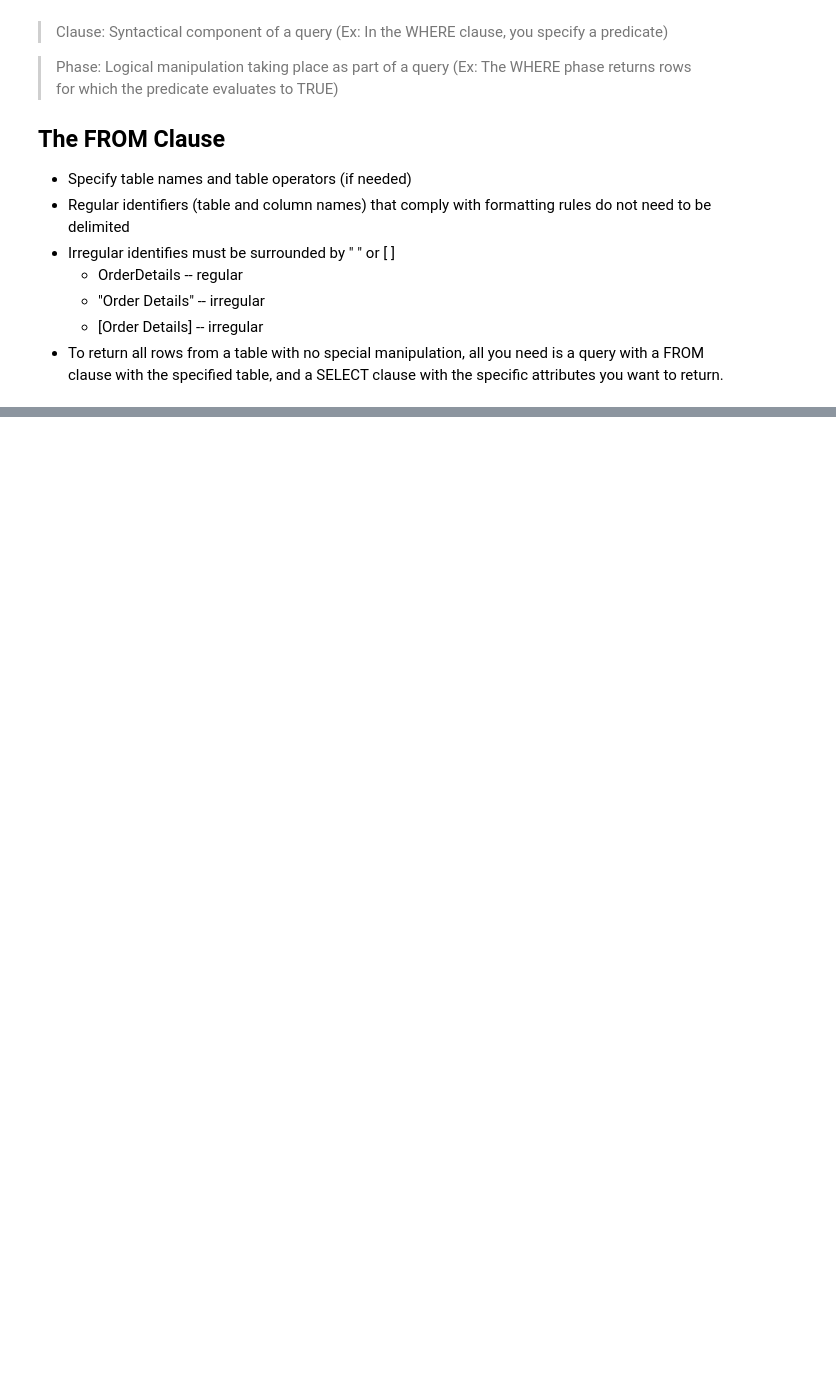
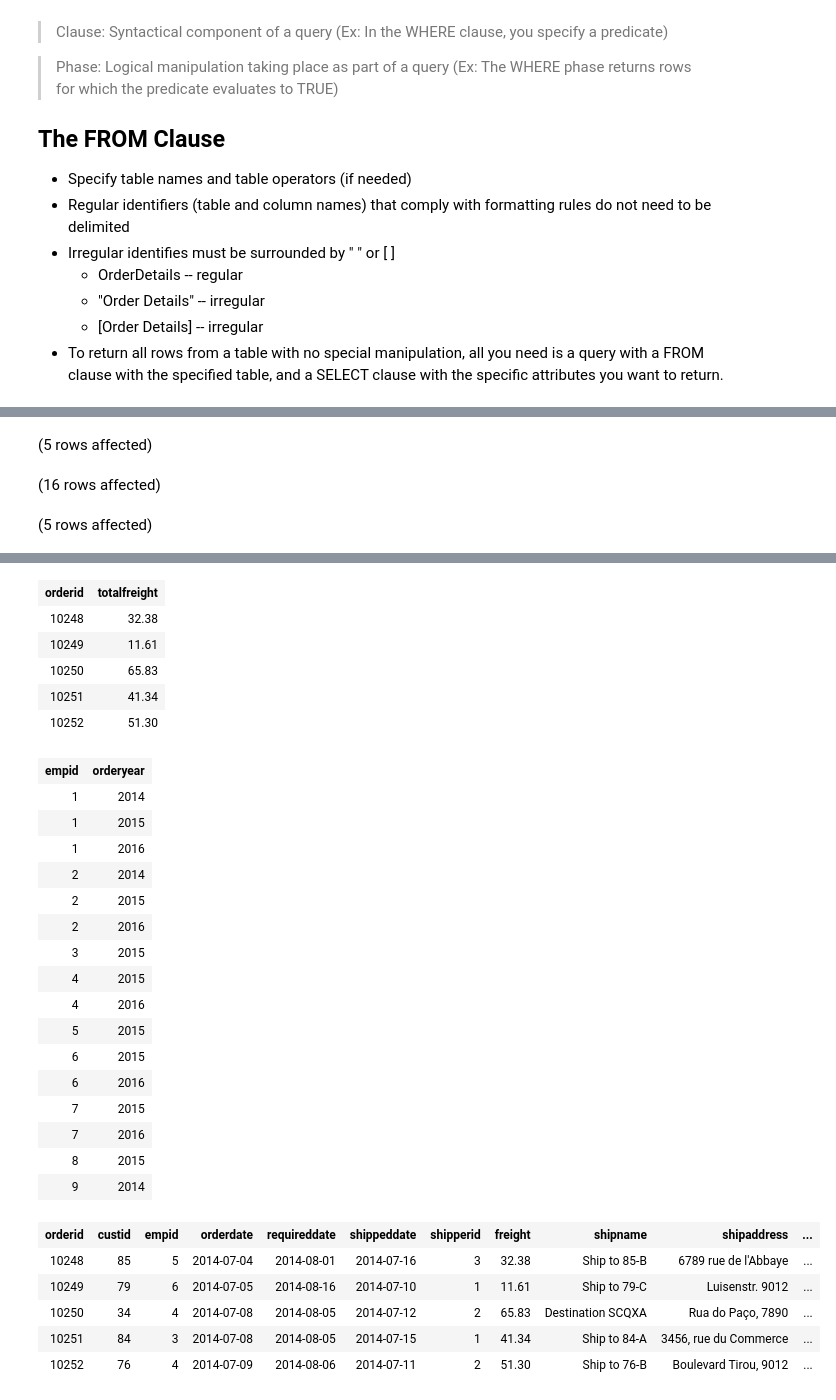
Before and after one commit to nareyes/education, a Jupyter notebook: fundamental_sql_server/single_table_queries.ipynb, the cells around one changed output, grey strips where cells are left out. Saved outputs shown, nothing was run; the diff lists cells and outputs as text; code cells hidden in the pictures; blank space fills up the shorter version.

```diff
--- a/fundamental_sql_server/single_table_queries.ipynb
+++ b/fundamental_sql_server/single_table_queries.ipynb
@@ -59,0 +143,21 @@ Total execution time: 00:00:00.114
+# %%
+USE TSQLV4;
+
+SELECT TOP 5
+    orderid,
+    SUM(freight) AS totalfreight -- aliased column
+FROM Sales.Orders
+GROUP BY orderid;
+
+SELECT DISTINCT
+    empid,
+    YEAR(orderdate) AS orderyear
+FROM Sales.Orders
+WHERE custid = 71;
+
+SELECT TOP 5 *
+FROM Sales.Orders;
+# %% [output]
+(5 rows affected)
+(16 rows affected)
+(5 rows affected)
@@ -59,0 +165,29 @@ Total execution time: 00:00:00.114
+| orderid | totalfreight |
+| 10248 | 32.38 |
+| 10249 | 11.61 |
+| 10250 | 65.83 |
+| 10251 | 41.34 |
+| 10252 | 51.30 |
+| empid | orderyear |
+| 1 | 2014 |
+| 1 | 2015 |
+| 1 | 2016 |
+| 2 | 2014 |
+| 2 | 2015 |
+| 2 | 2016 |
+| 3 | 2015 |
+| 4 | 2015 |
+| 4 | 2016 |
+| 5 | 2015 |
+| 6 | 2015 |
+| 6 | 2016 |
+| 7 | 2015 |
+| 7 | 2016 |
+| 8 | 2015 |
+| 9 | 2014 |
+| orderid | custid | empid | orderdate | requireddate | shippeddate | shipperid | freight | shipname | shipaddress | ... |
+| 10248 | 85 | 5 | 2014-07-04 | 2014-08-01 | 2014-07-16 | 3 | 32.38 | Ship to 85-B | 6789 rue de l'Abbaye | ... |
+| 10249 | 79 | 6 | 2014-07-05 | 2014-08-16 | 2014-07-10 | 1 | 11.61 | Ship to 79-C | Luisenstr. 9012 | ... |
+| 10250 | 34 | 4 | 2014-07-08 | 2014-08-05 | 2014-07-12 | 2 | 65.83 | Destination SCQXA | Rua do Paço, 7890 | ... |
+| 10251 | 84 | 3 | 2014-07-08 | 2014-08-05 | 2014-07-15 | 1 | 41.34 | Ship to 84-A | 3456, rue du Commerce | ... |
+| 10252 | 76 | 4 | 2014-07-09 | 2014-08-06 | 2014-07-11 | 2 | 51.30 | Ship to 76-B | Boulevard Tirou, 9012 | ... |
```
Also changed, not shown: parts of 28 cells of this notebook, 2 other files.
